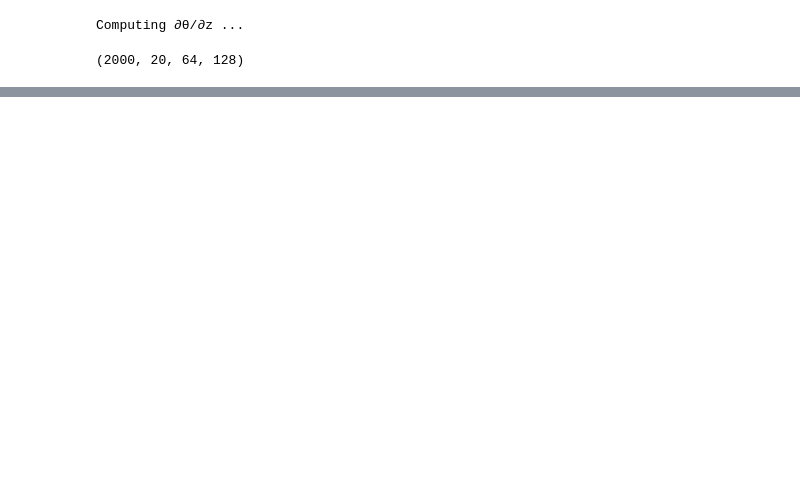
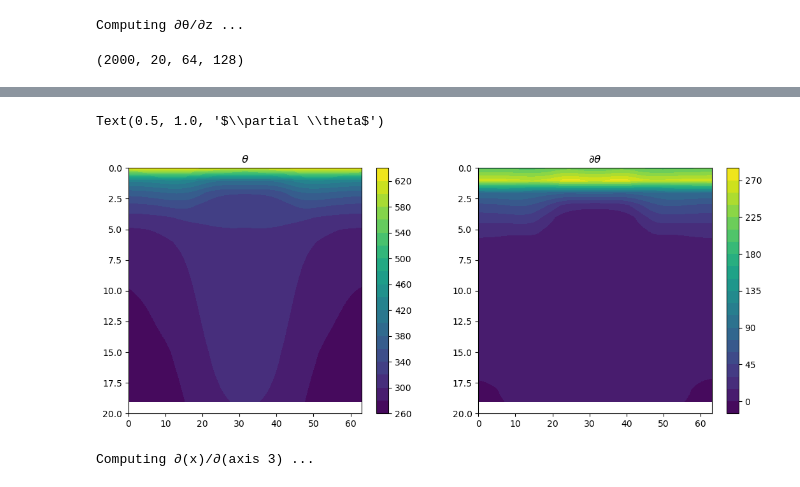
Before and after one commit to PeterChang1023/Moist_Dycore, a Jupyter notebook: EP_flux.ipynb, the cells around one changed output, grey strips where cells are left out. Saved outputs shown, nothing was run; the diff lists cells and outputs as text; code cells hidden in the pictures; blank space fills up the shorter version.

```diff
--- a/EP_flux.ipynb
+++ b/EP_flux.ipynb
@@ -642,0 +709,19 @@ Text(0.5, 1.0, '$\\partial \\theta/\\partial z$')
+# %%
+fig, (ax1,ax2) = plt.subplots(1,2, dpi=100, figsize=(13,5))
+cs1 = ax1.contourf(theta.mean(axis=(0,3)), levels=21)
+plt.colorbar(cs1)
+ax1.set_ylim([20,0])
+ax1.set_title(r"$\theta$")
+
+cs2 = ax2.contourf(dtheta.mean(axis=(0,3)), levels=21)
+plt.colorbar(cs2)
+ax2.set_ylim([20,0])
+ax2.set_title(r"$\partial \theta$")
+# %% [output]
+Text(0.5, 1.0, '$\\partial \\theta$')
+[figure, added]
+# %%
+adiag = AtmosphericDiagnostics(u[2000:4000], v[2000:4000], t[2000:4000], p[2000:4000], z[2000:4000])
+dz, dz_zm = adiag.dx_along_axis(z[2000:4000])
+# %% [output]
+Computing ∂(x)/∂(axis 3) ...
```
Also changed, not shown: parts of 22 cells of this notebook.
